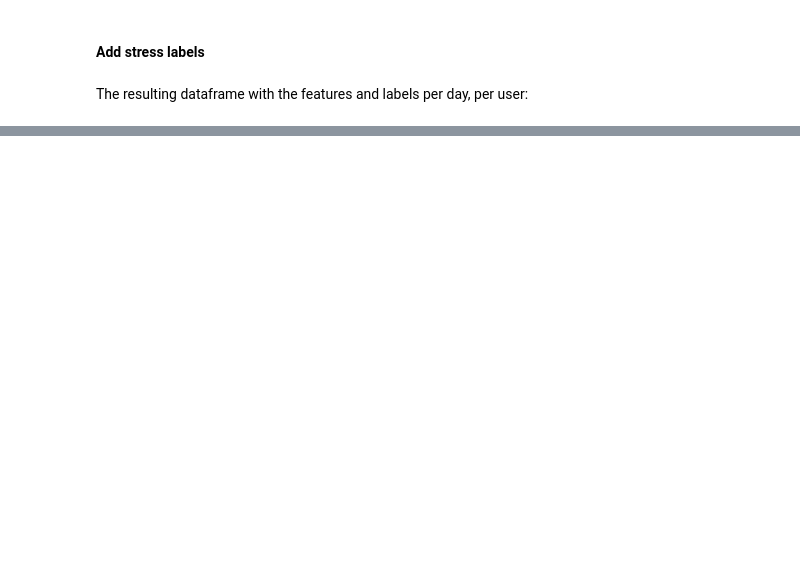
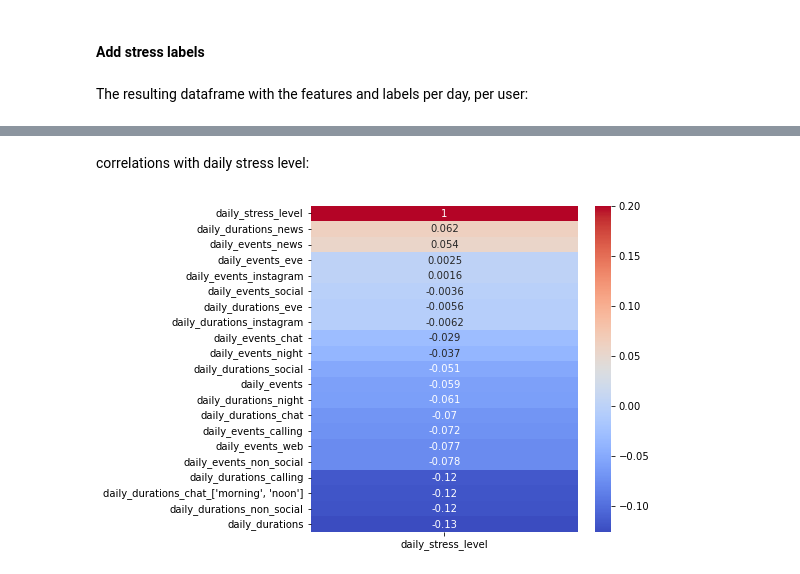
Before and after one commit to WouterDurnez/mobiledna_py, a Jupyter notebook: mobiledna/draft_simon/feat_calculation.ipynb, the cells around one changed output, grey strips where cells are left out. Cells and saved outputs as stored; diff of their text form; code cells hidden in the pictures; blank space fills up the shorter version.

```diff
--- a/mobiledna/draft_simon/feat_calculation.ipynb
+++ b/mobiledna/draft_simon/feat_calculation.ipynb
@@ -361,5 +572,5 @@ print(avg_daily_non_social_applications.head())
 # %%
-freq_non_social_applications = ae.get_daily_events(category=non_social_cat, series_unit='day')
+freq_non_social_applications = ae.get_daily_events(category=non_social_cat, series_unit='day').rename('daily_events_non_social')
 print(freq_non_social_applications.head())
-avg_freq_non_social_applications = ae.get_daily_events(category=non_social_cat)
+avg_freq_non_social_applications = ae.get_daily_events(category=non_social_cat).rename('daily_events_non_social')
 print(avg_freq_non_social_applications.head())
@@ -520,3 +893,13 @@ sn.heatmap(corrMatrix, annot=True)
+# %% [markdown]
+correlations with daily stress level:
+# %%
+plt.figure(figsize=(6,6))
+sns.heatmap(correlation[['daily_stress_level']].sort_values(by=['daily_stress_level'],ascending=False),
+            cmap='coolwarm',
+            vmax=0.2,
+            annot=True);
+# %% [output]
+[figure, added]
 # %%
 k_fold = KFold(n_splits=10, shuffle=True)
 labels = res.pop('daily_stress_level')
```
Also changed, not shown: parts of 35 cells of this notebook.
